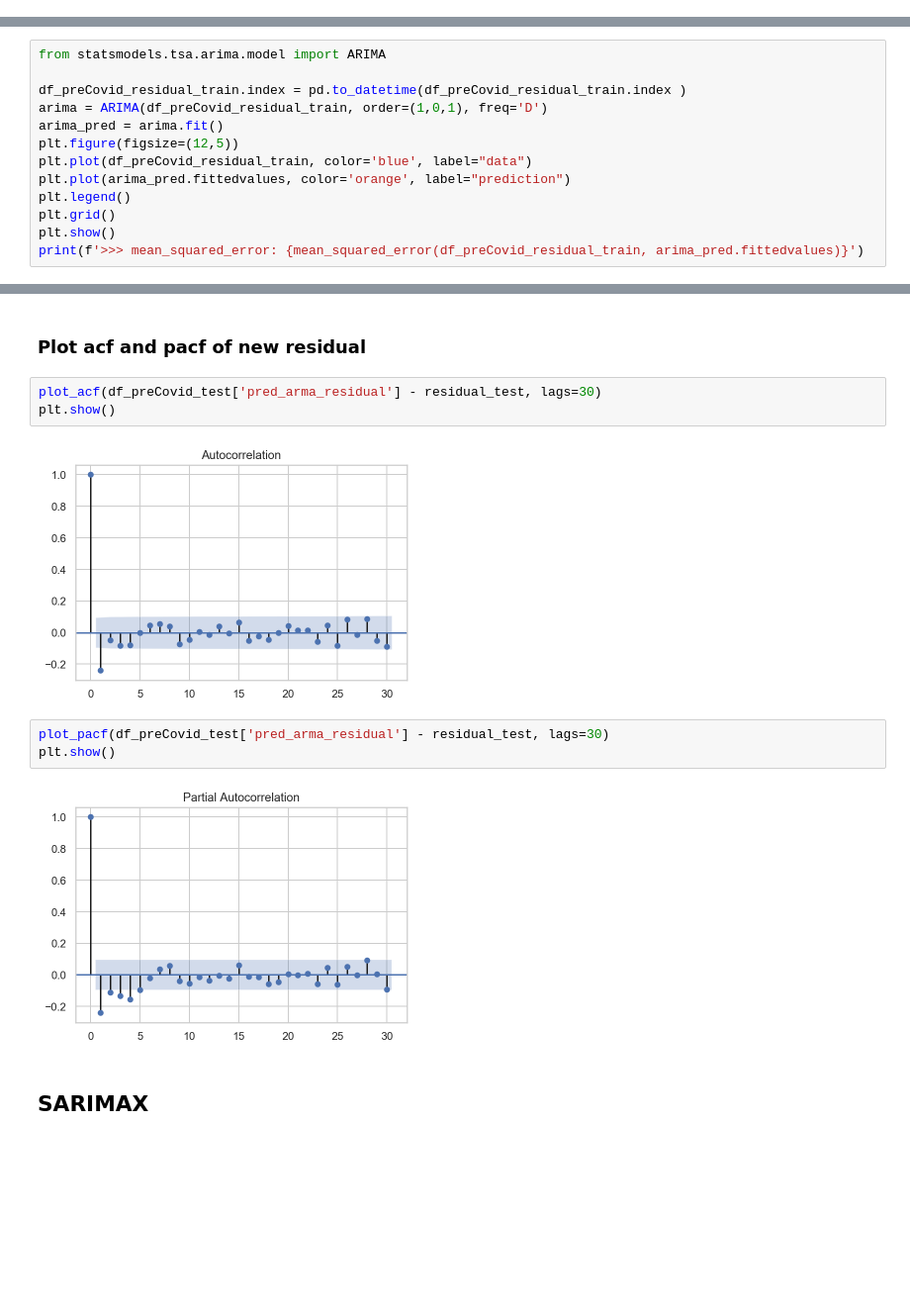
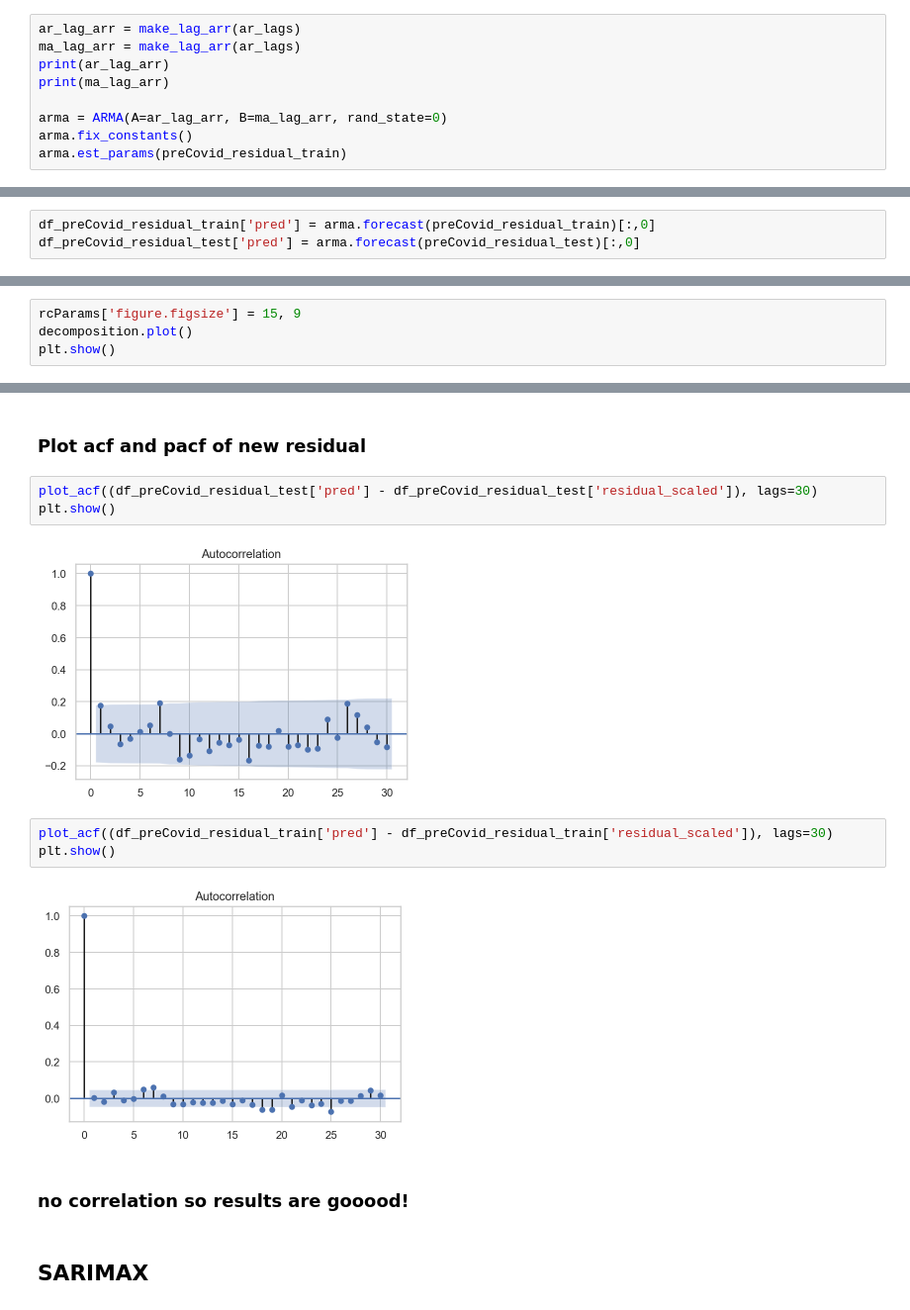
Before and after one commit to sujeongcha/TimeSeries-Transporation-and-Covid19, a Jupyter notebook: Modelling/subway_Arima.ipynb, the cells around one changed output, grey strips where cells are left out. Shown at 99% size. Saved outputs shown, nothing was run; the diff lists cells and outputs as text; blank space fills up the shorter version.

```diff
--- a/Modelling/subway_Arima.ipynb
+++ b/Modelling/subway_Arima.ipynb
@@ -317,0 +338,9 @@ print(best_ar_lags, best_ma_lags)
+# %%
+ar_lag_arr = make_lag_arr(ar_lags)
+ma_lag_arr = make_lag_arr(ar_lags)
+print(ar_lag_arr)
+print(ma_lag_arr)
+
+arma = ARMA(A=ar_lag_arr, B=ma_lag_arr, rand_state=0)
+arma.fix_constants()
+arma.est_params(preCovid_residual_train)
@@ -320,13 +362,0 @@ print(best_ar_lags, best_ma_lags)
-# %%
-from statsmodels.tsa.arima.model import ARIMA
-
-df_preCovid_residual_train.index = pd.to_datetime(df_preCovid_residual_train.index )
-arima = ARIMA(df_preCovid_residual_train, order=(1,0,1), freq='D')
-arima_pred = arima.fit()
-plt.figure(figsize=(12,5))
-plt.plot(df_preCovid_residual_train, color='blue', label="data")
-plt.plot(arima_pred.fittedvalues, color='orange', label="prediction")
-plt.legend()
-plt.grid()
-plt.show()
-print(f'>>> mean_squared_error: {mean_squared_error(df_preCovid_residual_train, arima_pred.fittedvalues)}')
@@ -407,0 +363,3 @@ Freq: D, Name: predicted_mean, Length: 180, dtype: float64
+# %%
+df_preCovid_residual_train['pred'] = arma.forecast(preCovid_residual_train)[:,0]
+df_preCovid_residual_test['pred'] = arma.forecast(preCovid_residual_test)[:,0]
@@ -407,0 +407,4 @@ Freq: D, Name: predicted_mean, Length: 180, dtype: float64
+# %%
+rcParams['figure.figsize'] = 15, 9
+decomposition.plot()
+plt.show()
@@ -408,15 +470,17 @@ Freq: D, Name: predicted_mean, Length: 180, dtype: float64
 # %% [markdown]
 ### Plot acf and pacf of new residual
 # %%
-plot_acf(df_preCovid_test['pred_arma_residual'] - residual_test, lags=30)
+plot_acf((df_preCovid_residual_test['pred'] - df_preCovid_residual_test['residual_scaled']), lags=30)
 plt.show()
 # %% [output]
-[figure, old version]
+[figure, new version]
 # %%
-plot_pacf(df_preCovid_test['pred_arma_residual'] - residual_test, lags=30)
+plot_acf((df_preCovid_residual_train['pred'] - df_preCovid_residual_train['residual_scaled']), lags=30)
 plt.show()
 # %% [output]
-[figure, old version]
+[figure, new version]
+# %% [markdown]
+### no correlation so results are gooood!
 # %% [markdown]
 ## SARIMAX
 # %%
```
Also changed, not shown: parts of 40 cells of this notebook.
